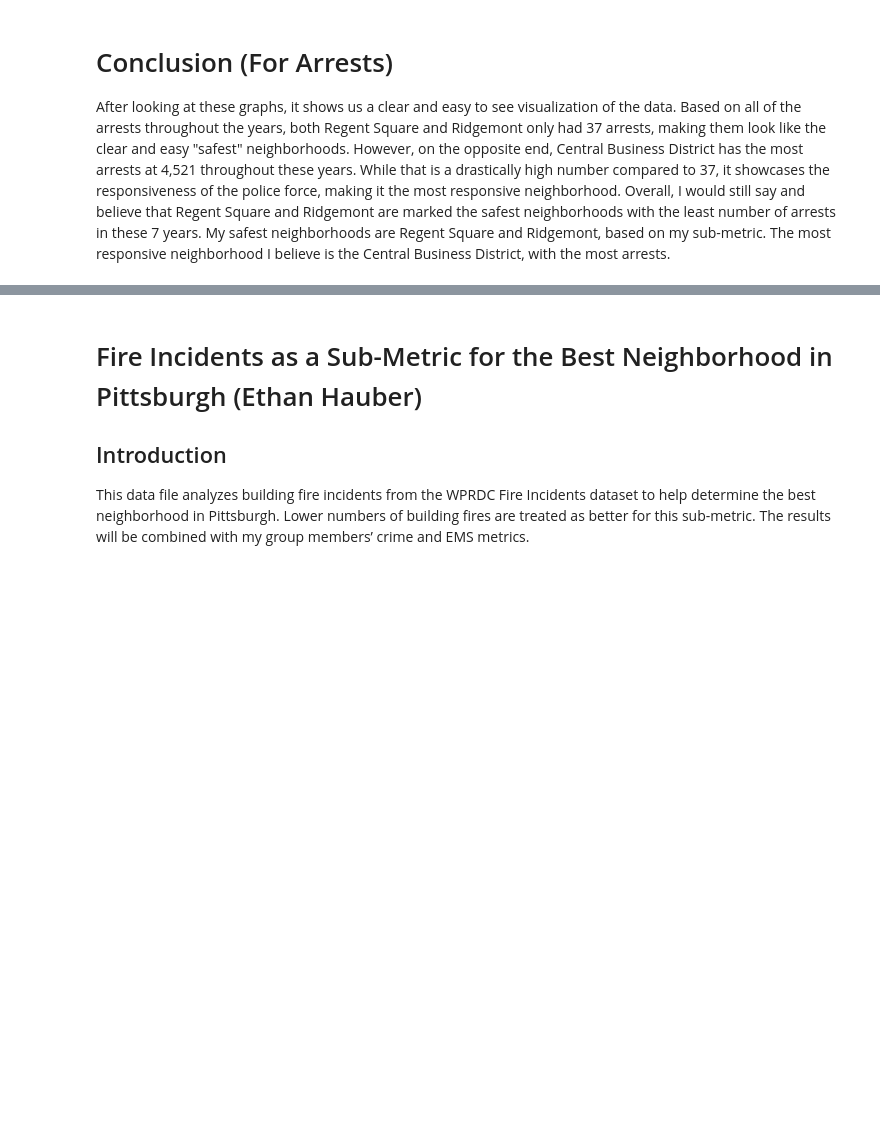
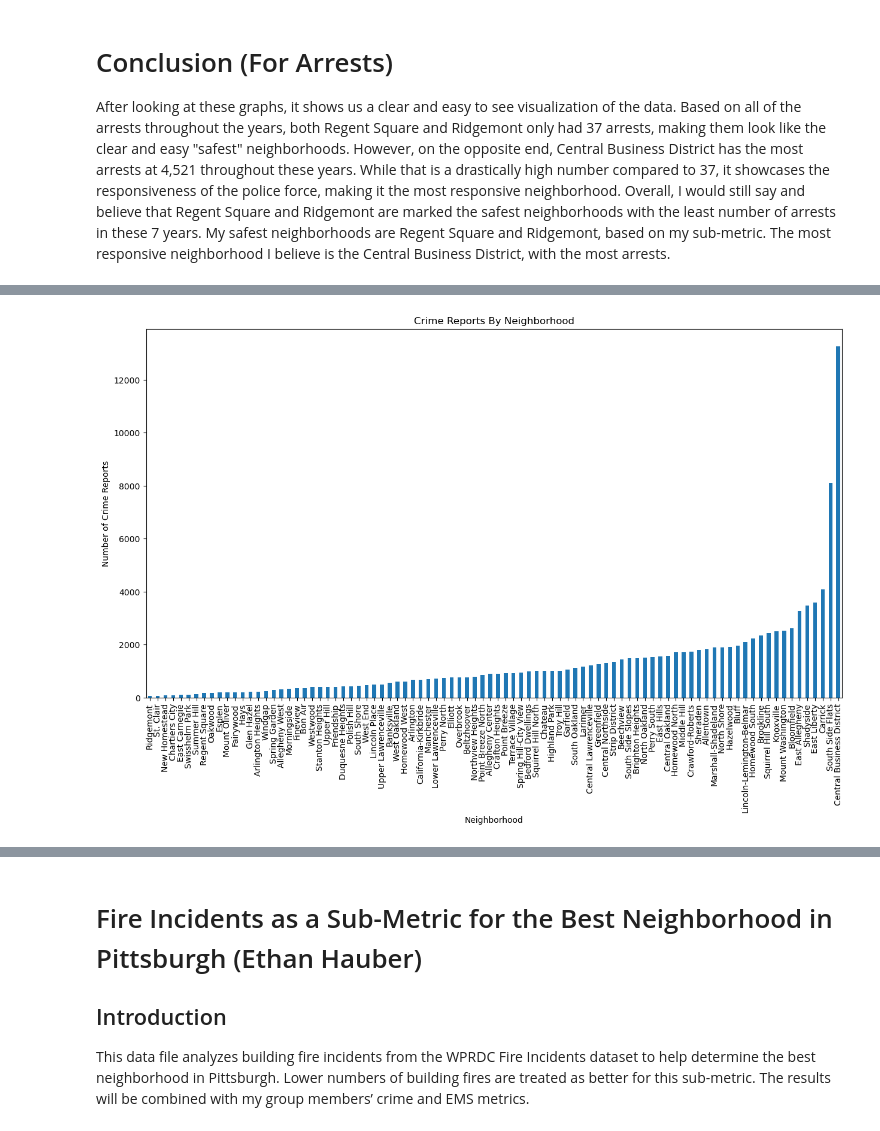
Before and after one commit to nathanPozzuto/Best_PGH_Neighborhood_26, a Jupyter notebook: Combined_Presentation.ipynb, the cells around one changed output, grey strips where cells are left out. Saved outputs shown, nothing was run; the diff lists cells and outputs as text; code cells hidden in the pictures; blank space fills up the shorter version.

Commit message:
Added data to combined [req adjust]

```diff
--- a/Combined_Presentation.ipynb
+++ b/Combined_Presentation.ipynb
@@ -354,0 +358,16 @@ After looking at these graphs, it shows us a clear and easy to see visualization
+# %%
+import pandas as pd
+%matplotlib inline
+import matplotlib.pyplot as plt
+import numpy as py
+
+crimeData = pd.read_csv("MonthlyCrime2024-26.csv", low_memory = False)
+
+# Fix double hyphens to single hyphens
+crimeData["Neighborhood"] = crimeData["Neighborhood"].str.replace("–", "-", regex=False)
+
+totalCrime = crimeData.groupby("Neighborhood").count()["NIBRS_Offense_Category"].sort_values(ascending = True)
+totalCrime.plot(title = "Crime Reports By Neighborhood",kind = "bar", figsize = (15,8), ylabel = "Number of Crime Reports")
+plt.show()
+# %% [output]
+[figure, added]
```
Also changed, not shown: parts of 6 cells of this notebook, 2 other files.
